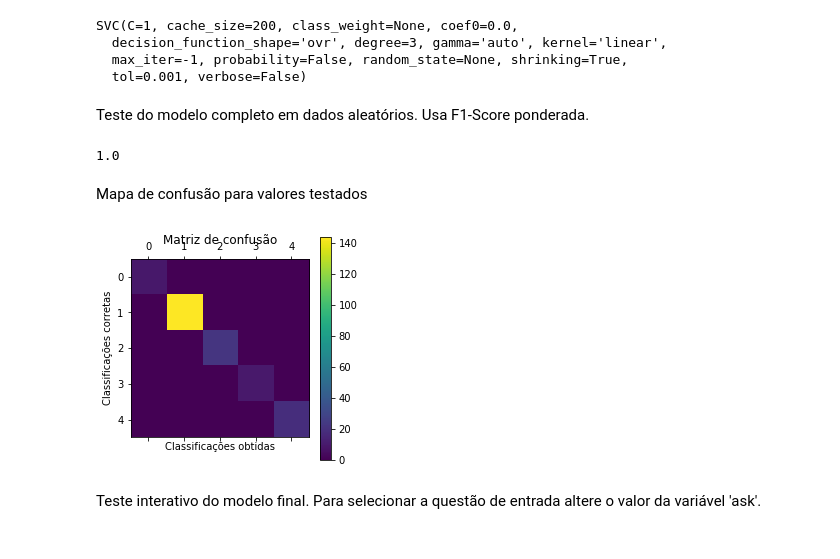
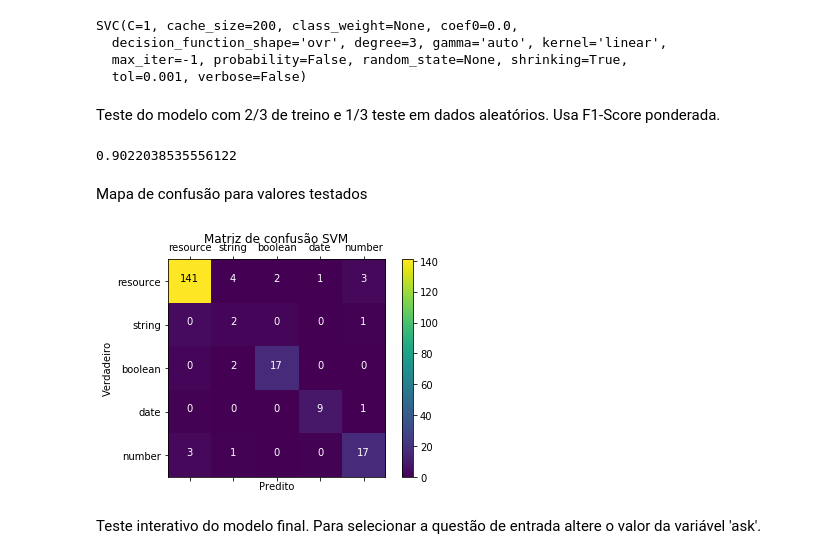
Before and after one commit to CaioViktor/MLQA, a Jupyter notebook: treinamentoDeModelos.ipynb, the cells around one changed output. Saved outputs shown, nothing was run; the diff lists cells and outputs as text; code cells hidden in the pictures.

Commit message:
correção matriz de confusão

```diff
--- a/treinamentoDeModelos.ipynb
+++ b/treinamentoDeModelos.ipynb
@@ -120,36 +129,66 @@ SVC(C=1, cache_size=200, class_weight=None, coef0=0.0,
   max_iter=-1, probability=False, random_state=None, shrinking=True,
   tol=0.001, verbose=False)
 # %% [markdown]
-Teste do modelo completo em dados aleatórios. Usa F1-Score ponderada.
+Teste do modelo com 2/3 de treino e 1/3 teste em dados aleatórios. Usa F1-Score ponderada.
 # %%
 from sklearn.model_selection import train_test_split
 X_train, X_test, Y_train, Y_test = train_test_split(X, Y, test_size=0.33, random_state=42)
-Y_predicted = model.predict(X_test)
+
+method = 'Nao sei'
+
+method = 'SVM'
+from sklearn.svm import SVC
+modelMa = SVC(kernel='linear',C=1)
+
+#method = 'Naive Bayes'
+#from sklearn.naive_bayes import GaussianNB
+#modelMa = GaussianNB()
+
+#method = 'Perceptron'
+#from sklearn.linear_model import Perceptron
+#modelMa = Perceptron(tol=1e-3, random_state=0,penalty = 'l1',alpha =0.000001,eta0 =10)
+
+#ethod = 'MLP'
+#rom sklearn.neural_network import MLPClassifier
+#odelMa = MLPClassifier(solver = 'lbfgs',hidden_layer_sizes=(500,500))
+
+modelMa.fit(X_train,Y_train)
+
+Y_predicted = modelMa.predict(X_test)
 from sklearn.metrics import f1_score
 score = f1_score(Y_test,Y_predicted,average='weighted')
 score
 # %% [output]
-1.0
+0.9022038535556122
 # %% [markdown]
 Mapa de confusão para valores testados
 # %%
 from sklearn.metrics import confusion_matrix
-Y_predicted = model.predict(X_test)
+Y_predicted = modelMa.predict(X_test)
 confusionMatrix = confusion_matrix(Y_test,Y_predicted)
 #confusionMatrix
 
 import matplotlib.pyplot as plt
 %matplotlib inline
 
-plt.matshow(confusionMatrix)
-plt.title("Matriz de confusão")
-plt.colorbar()
-plt.ylabel("Classificações corretas")
-plt.xlabel("Classificações obtidas")
+
+fig = plt.figure()
+ax = fig.add_subplot(111)
+cax = ax.matshow(confusionMatrix)
+plt.title('Matriz de confusão '+method)
+fig.colorbar(cax)
+ax.set_xticklabels([''] + labels)
+ax.set_yticklabels([''] + labels)
+plt.xlabel('Predito')
+plt.ylabel('Verdadeiro')
+thresh = confusionMatrix.max() / 2.
+import itertools
+for i,j in itertools.product(range(0,confusionMatrix.shape[0]),range(0,confusionMatrix.shape[1])):
+    plt.text(i,j,format(confusionMatrix[i,j],'d'),horizontalalignment='center',color='black' if confusionMatrix[i,j] >thresh else 'white')
 plt.show()
 #model.score(X_test,Y_test)
 # %% [output]
-[figure, old version]
+[figure, new version]
 # %% [markdown]
 Teste interativo do modelo final. Para selecionar a questão de entrada altere o valor da variável 'ask'.
 # %%
```
Also changed, not shown: parts of 3 cells of this notebook, 4 other files.
